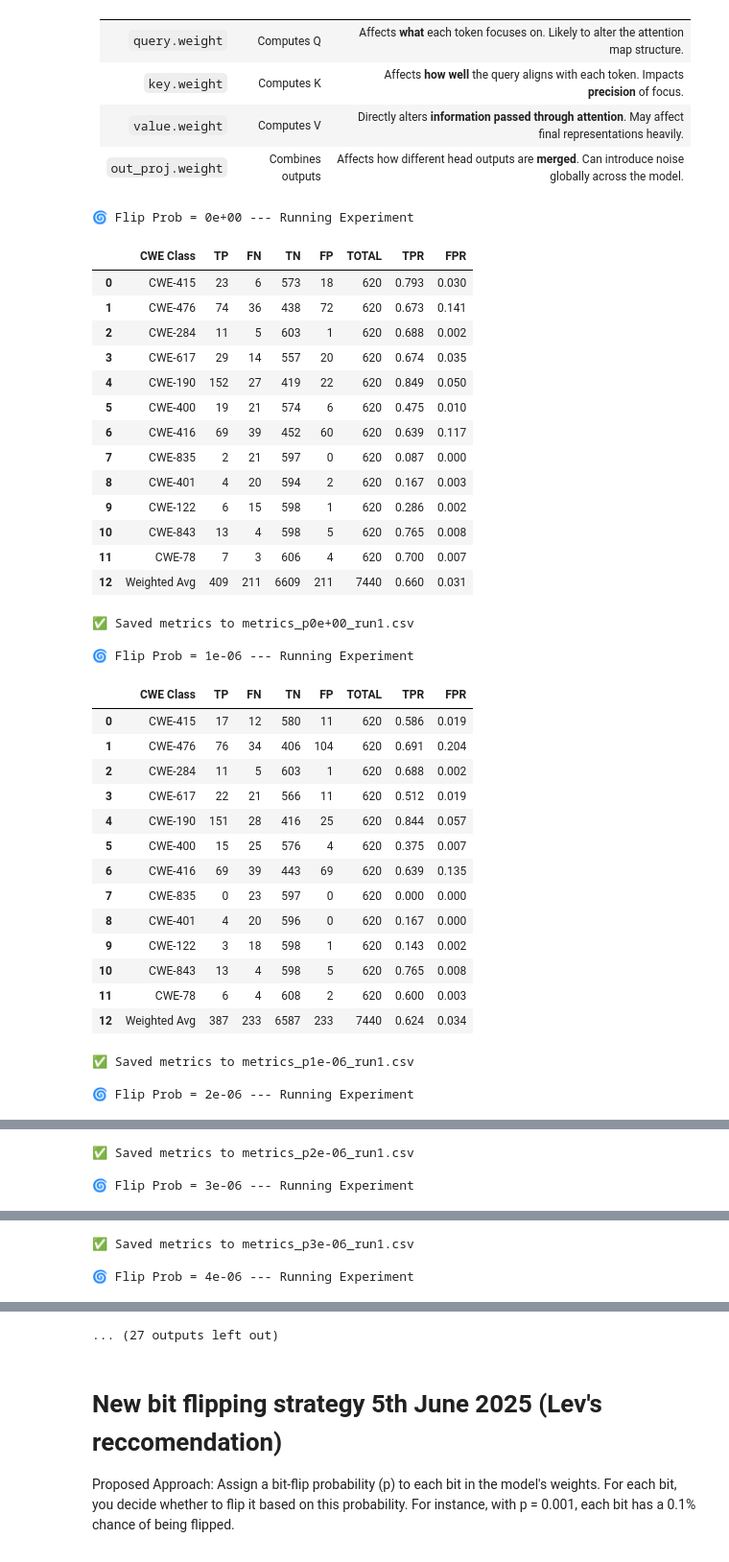
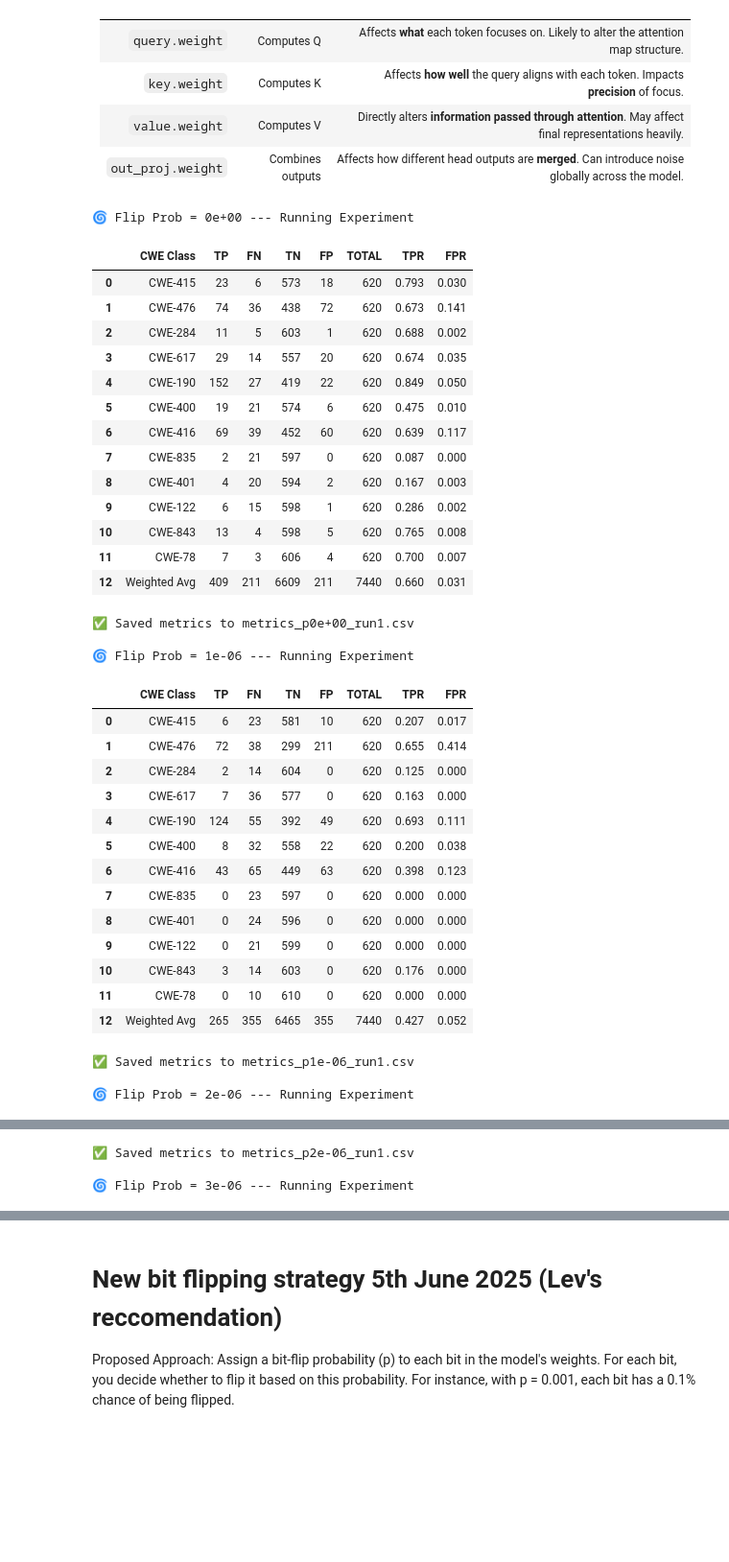
Before and after one commit to alenabd24/LLM_Fault_Tolerance, a Jupyter notebook: Probability_Injections.ipynb, the cells around one changed output, grey strips where cells are left out. Shown: that part at 96% size. Saved outputs shown, nothing was run; the diff lists cells and outputs as text; code cells hidden in the pictures; blank space fills up the shorter version.

Commit message:
Now applying a probability function instead of quantifying number of flips. Also using updated classification performance metrics.

```diff
--- a/Probability_Injections.ipynb
+++ b/Probability_Injections.ipynb
@@ -587,7 +590,7 @@ from IPython.display import display
 def flip_bits_with_probability(model, flip_prob=0.001):
     flipped = []
     for layer_index, layer in enumerate(model.roberta.encoder.layer):
-        weight = layer.attention.self.query.weight
+        weight = layer.attention.self.key.weight
         weight_data = weight.data.cpu().numpy()
         num_rows, num_cols = weight_data.shape
 
@@ -692,7 +695,7 @@ from IPython.display import display
 from collections import defaultdict
 
 base_model_path = "/content/drive/MyDrive/Colab_Notebooks/MSc_Fault_Tolerance/baseline_model_may"
-results_dir = os.path.join(base_model_path, "probability_flip_results_2")
+results_dir = os.path.join(base_model_path, "probability_flip_results_key2")
 os.makedirs(results_dir, exist_ok=True)
 
 flip_probs = [
@@ -711,46 +714,46 @@ for flip_prob in flip_probs:
     flip_bits_with_probability(model, flip_prob=flip_prob)
 
     save_counts[flip_prob] += 1
     filename = f"metrics_p{flip_prob:.0e}_run{save_counts[flip_prob]}.csv"
     save_path = os.path.join(results_dir, filename)
 
     # evaluation and save
     evaluate_model(model, tokenizer, df_test, id2label, save_path)
 
     print(f"✅ Saved metrics to {filename}")
 # %% [output]
 🌀 Flip Prob = 0e+00 --- Running Experiment
 |  | CWE Class | TP | FN | TN | FP | TOTAL | TPR | FPR |
 | 0 | CWE-415 | 23 | 6 | 573 | 18 | 620 | 0.793 | 0.030 |
 | 1 | CWE-476 | 74 | 36 | 438 | 72 | 620 | 0.673 | 0.141 |
 | 2 | CWE-284 | 11 | 5 | 603 | 1 | 620 | 0.688 | 0.002 |
 | 3 | CWE-617 | 29 | 14 | 557 | 20 | 620 | 0.674 | 0.035 |
 | 4 | CWE-190 | 152 | 27 | 419 | 22 | 620 | 0.849 | 0.050 |
 | 5 | CWE-400 | 19 | 21 | 574 | 6 | 620 | 0.475 | 0.010 |
 | 6 | CWE-416 | 69 | 39 | 452 | 60 | 620 | 0.639 | 0.117 |
 | 7 | CWE-835 | 2 | 21 | 597 | 0 | 620 | 0.087 | 0.000 |
 | 8 | CWE-401 | 4 | 20 | 594 | 2 | 620 | 0.167 | 0.003 |
 | 9 | CWE-122 | 6 | 15 | 598 | 1 | 620 | 0.286 | 0.002 |
 | 10 | CWE-843 | 13 | 4 | 598 | 5 | 620 | 0.765 | 0.008 |
 | 11 | CWE-78 | 7 | 3 | 606 | 4 | 620 | 0.700 | 0.007 |
 | 12 | Weighted Avg | 409 | 211 | 6609 | 211 | 7440 | 0.660 | 0.031 |
 ✅ Saved metrics to metrics_p0e+00_run1.csv
 
 🌀 Flip Prob = 1e-06 --- Running Experiment
 |  | CWE Class | TP | FN | TN | FP | TOTAL | TPR | FPR |
-| 0 | CWE-415 | 17 | 12 | 580 | 11 | 620 | 0.586 | 0.019 |
-| 1 | CWE-476 | 76 | 34 | 406 | 104 | 620 | 0.691 | 0.204 |
-| 2 | CWE-284 | 11 | 5 | 603 | 1 | 620 | 0.688 | 0.002 |
-| 3 | CWE-617 | 22 | 21 | 566 | 11 | 620 | 0.512 | 0.019 |
-| 4 | CWE-190 | 151 | 28 | 416 | 25 | 620 | 0.844 | 0.057 |
-| 5 | CWE-400 | 15 | 25 | 576 | 4 | 620 | 0.375 | 0.007 |
-| 6 | CWE-416 | 69 | 39 | 443 | 69 | 620 | 0.639 | 0.135 |
+| 0 | CWE-415 | 6 | 23 | 581 | 10 | 620 | 0.207 | 0.017 |
+| 1 | CWE-476 | 72 | 38 | 299 | 211 | 620 | 0.655 | 0.414 |
+| 2 | CWE-284 | 2 | 14 | 604 | 0 | 620 | 0.125 | 0.000 |
+| 3 | CWE-617 | 7 | 36 | 577 | 0 | 620 | 0.163 | 0.000 |
+| 4 | CWE-190 | 124 | 55 | 392 | 49 | 620 | 0.693 | 0.111 |
+| 5 | CWE-400 | 8 | 32 | 558 | 22 | 620 | 0.200 | 0.038 |
+| 6 | CWE-416 | 43 | 65 | 449 | 63 | 620 | 0.398 | 0.123 |
 | 7 | CWE-835 | 0 | 23 | 597 | 0 | 620 | 0.000 | 0.000 |
-| 8 | CWE-401 | 4 | 20 | 596 | 0 | 620 | 0.167 | 0.000 |
-| 9 | CWE-122 | 3 | 18 | 598 | 1 | 620 | 0.143 | 0.002 |
-| 10 | CWE-843 | 13 | 4 | 598 | 5 | 620 | 0.765 | 0.008 |
-| 11 | CWE-78 | 6 | 4 | 608 | 2 | 620 | 0.600 | 0.003 |
-| 12 | Weighted Avg | 387 | 233 | 6587 | 233 | 7440 | 0.624 | 0.034 |
+| 8 | CWE-401 | 0 | 24 | 596 | 0 | 620 | 0.000 | 0.000 |
+| 9 | CWE-122 | 0 | 21 | 599 | 0 | 620 | 0.000 | 0.000 |
+| 10 | CWE-843 | 3 | 14 | 603 | 0 | 620 | 0.176 | 0.000 |
+| 11 | CWE-78 | 0 | 10 | 610 | 0 | 620 | 0.000 | 0.000 |
+| 12 | Weighted Avg | 265 | 355 | 6465 | 355 | 7440 | 0.427 | 0.052 |
 ✅ Saved metrics to metrics_p1e-06_run1.csv
 
 🌀 Flip Prob = 2e-06 --- Running Experiment
@@ -788,3 +776,0 @@ for flip_prob in flip_probs:
-✅ Saved metrics to metrics_p3e-06_run1.csv
-
-🌀 Flip Prob = 4e-06 --- Running Experiment
@@ -822,4 +777,3 @@ for flip_prob in flip_probs:
-... (27 outputs left out)
 # %% [markdown]
 # New bit flipping strategy 5th June 2025 (Lev's reccomendation)
 
```
Also changed, not shown: parts of 4 cells of this notebook.
